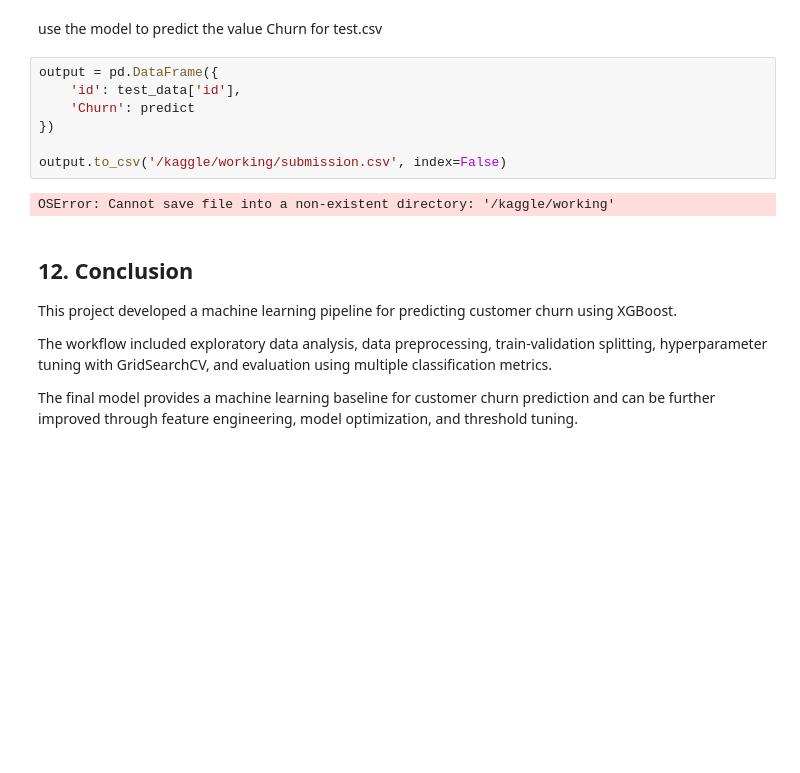
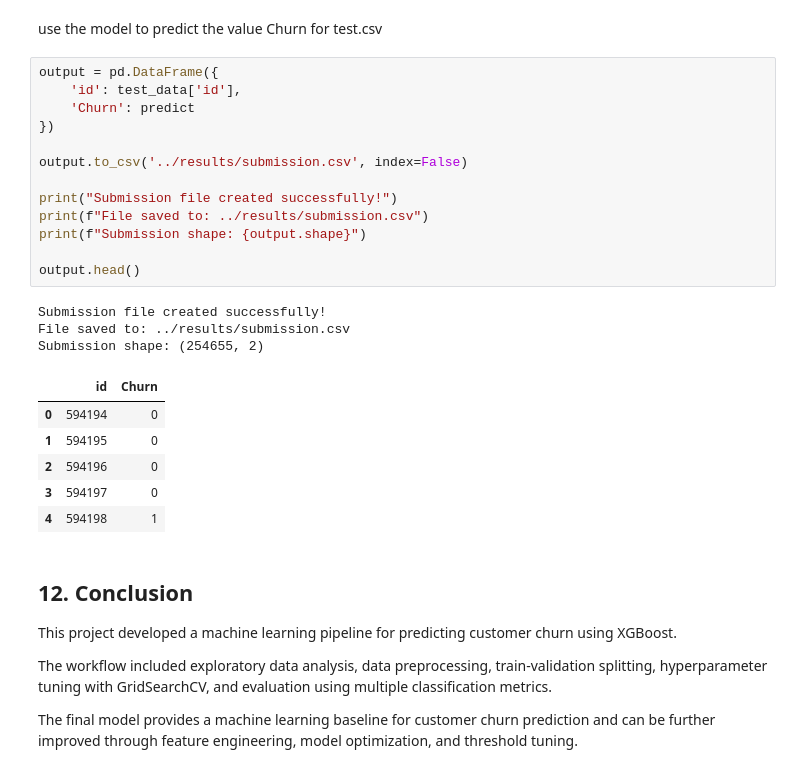
Before and after one commit to TTKhiem/customer_churn_prediction, a Jupyter notebook: notebooks/customer_churn_analysis.ipynb, the cells around one changed output. Saved outputs shown, nothing was run; the diff lists cells and outputs as text; blank space fills up the shorter version.

```diff
--- a/notebooks/customer_churn_analysis.ipynb
+++ b/notebooks/customer_churn_analysis.ipynb
@@ -353,12 +353,26 @@ use the model to predict the value Churn for test.csv
 # %%
 output = pd.DataFrame({
     'id': test_data['id'],
     'Churn': predict
 })
 
-output.to_csv('/kaggle/working/submission.csv', index=False)
+output.to_csv('../results/submission.csv', index=False)
+
+print("Submission file created successfully!")
+print(f"File saved to: ../results/submission.csv")
+print(f"Submission shape: {output.shape}")
+
+output.head()
 # %% [output]
-OSError: Cannot save file into a non-existent directory: '/kaggle/working'
+Submission file created successfully!
+File saved to: ../results/submission.csv
+Submission shape: (254655, 2)
+|  | id | Churn |
+| 0 | 594194 | 0 |
+| 1 | 594195 | 0 |
+| 2 | 594196 | 0 |
+| 3 | 594197 | 0 |
+| 4 | 594198 | 1 |
 # %% [markdown]
 ## 12. Conclusion
 
```
Also changed, not shown: 1 other file.
